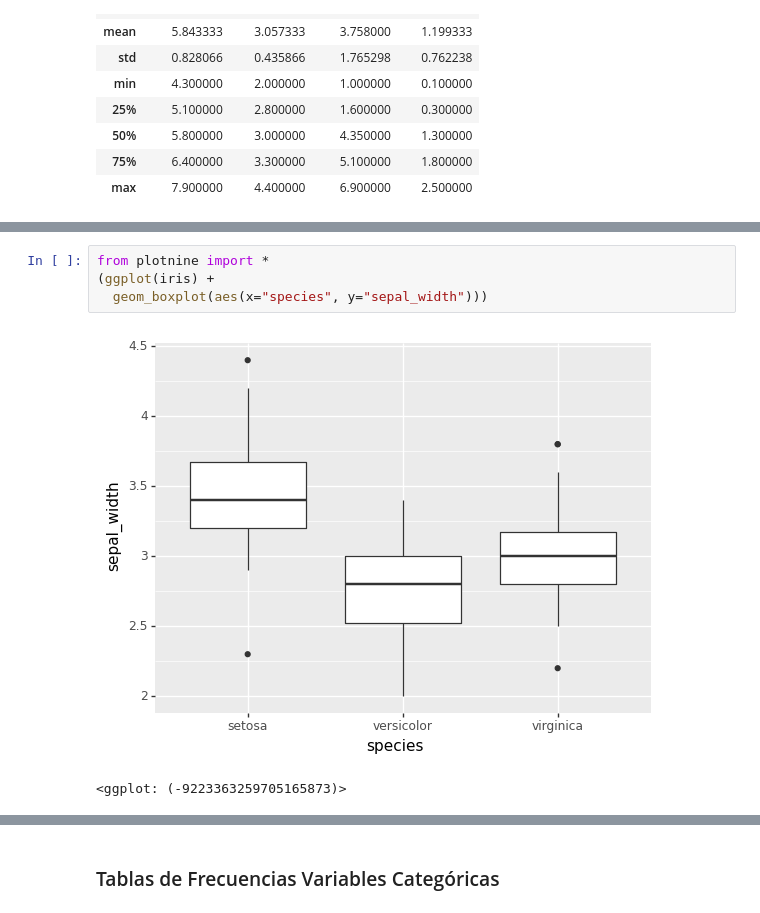
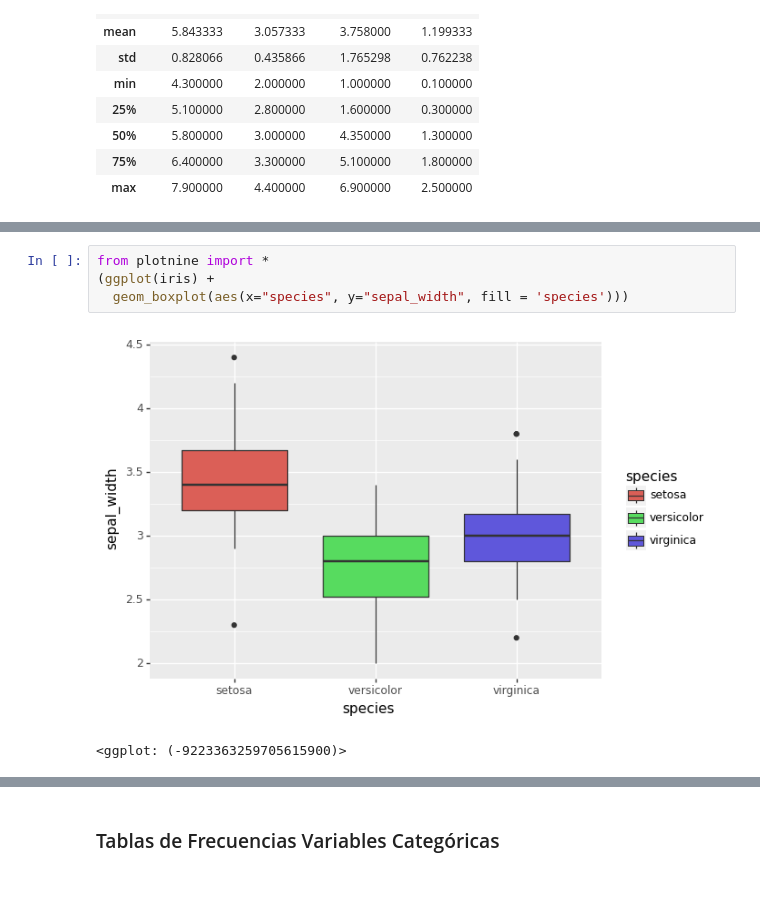
Before and after one commit to yeiscop/PYTHON, a Jupyter notebook: Clas_02_04_Agosto_DatAnova.ipynb, the cells around one changed output, grey strips where cells are left out. Cells and saved outputs as stored; diff of their text form; blank space fills up the shorter version.

```diff
--- a/Clas_02_04_Agosto_DatAnova.ipynb
+++ b/Clas_02_04_Agosto_DatAnova.ipynb
@@ -199,10 +199,10 @@ from plotnine import *
 # %%
 from plotnine import *
 (ggplot(iris) +
-  geom_boxplot(aes(x="species", y="sepal_width")))
+  geom_boxplot(aes(x="species", y="sepal_width", fill = 'species')))
 # %% [output]
-[figure, old version]
+[figure, new version]
-<ggplot: (-9223363259705165873)>
+<ggplot: (-9223363259705615900)>
 # %%
 from plotnine import *
 
```
Also changed, not shown: parts of 7 cells of this notebook.
